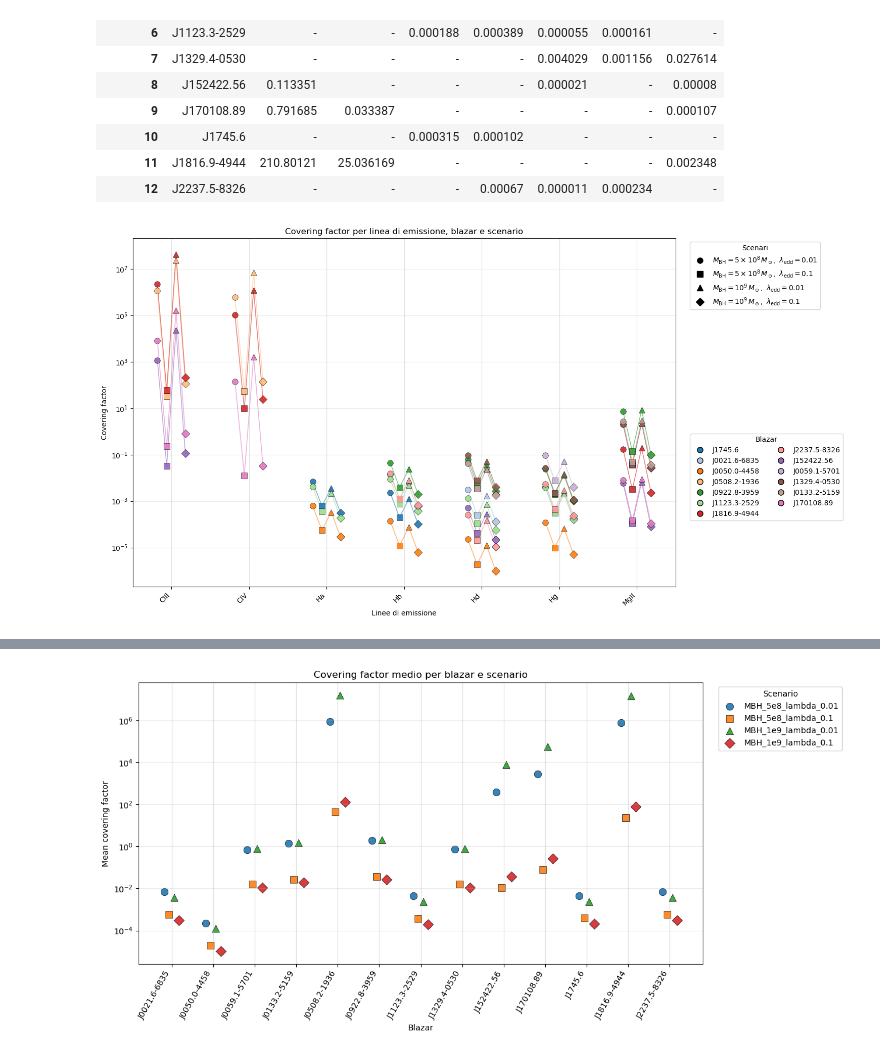
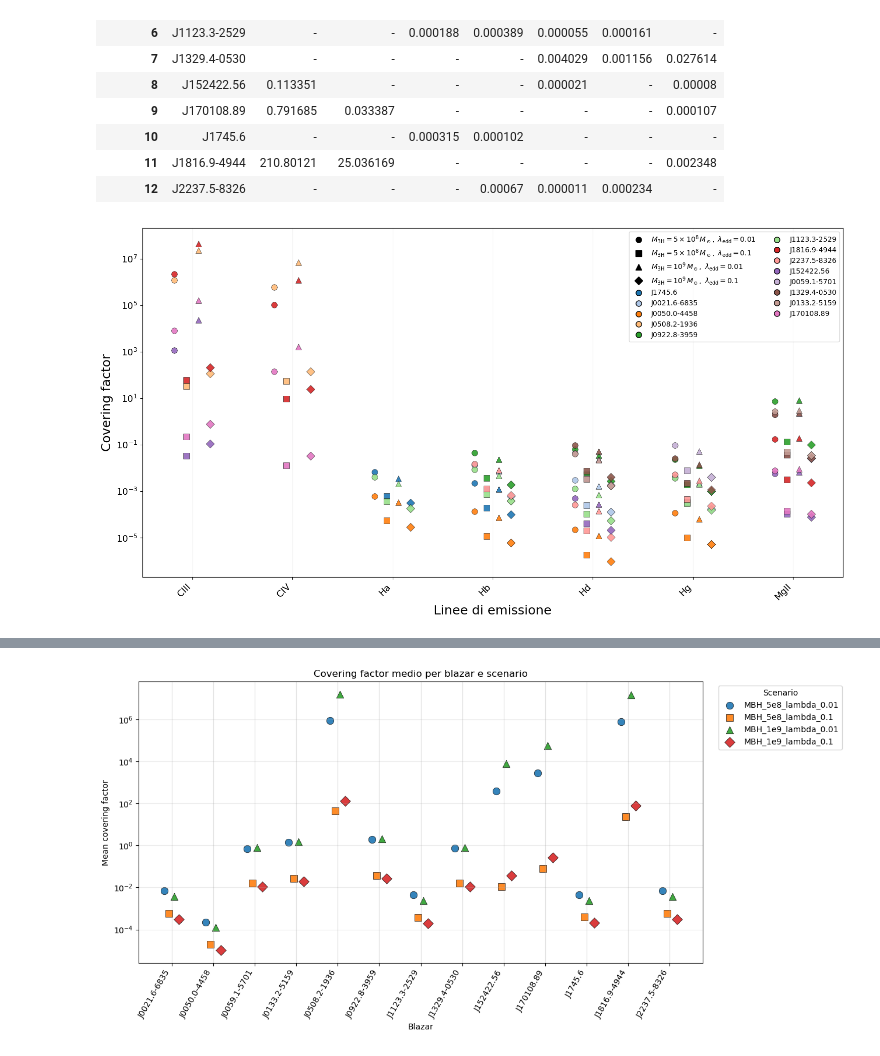
Before and after one commit to maddaba/Programmi_per_tesi, a Jupyter notebook: PRIMA_PARTE_calcolo_cf.ipynb, the cells around one changed output, grey strips where cells are left out. Cells and saved outputs as stored; diff of their text form; code cells hidden in the pictures.

```diff
--- a/PRIMA_PARTE_calcolo_cf.ipynb
+++ b/PRIMA_PARTE_calcolo_cf.ipynb
@@ -453,6 +453,7 @@ Scenario: MBH_1e9_lambda_0.1
 from matplotlib.lines import Line2D
 
 df_plot = df_risultati_finali.copy()
+
 # Tengo solo covering factor validi
 df_plot = df_plot[df_plot["covering_factor"].notna()].copy()
 df_plot = df_plot[df_plot["covering_factor"] > 0].copy()
@@ -467,10 +468,10 @@ linee_uniche += [l for l in sorted(linee_presenti) if l not in linee_uniche]
 ordine_blazar = df_all["label"].drop_duplicates().tolist()
 
 # Posizione centrale di ogni linea sull'asse x
-x_map = {linea: i for i, linea in enumerate(linee_uniche)}  # mappa che associa a ogni linea un numero intero crescente (0, 1, 2, ...) in base all'ordine delle linee
-df_plot["x_base"] = df_plot["line_name"].map(x_map)  # creo una nuova colonna "x_base" che contiene la posizione centrale di ogni linea sull'asse x, mappando il nome della linea alla sua posizione tramite x_map
+x_map = {linea: i for i, linea in enumerate(linee_uniche)}
+df_plot["x_base"] = df_plot["line_name"].map(x_map)
 
-# Ordine e offset degli scenari per evitare sovrapposizioni dei punti sulla riga di emissione
+# Ordine e offset degli scenari
 ordine_scenari = [s["scenario"] for s in SCENARI]
 offset_scenario = {
     "MBH_5e8_lambda_0.01": -0.18,
@@ -479,16 +480,18 @@ offset_scenario = {
     "MBH_1e9_lambda_0.1":   0.18,
 }
 
-df_plot["scenario"] = pd.Categorical( # creo una colonna "scenario" come categoria ordinata per mantenere l'ordine definito in SCENARI
-    df_plot["scenario"], # prendo la colonna "scenario" dal dataframe
-    categories=ordine_scenari, # uso l'ordine fisico definito all'inizio
-    ordered=True # ordina le categorie in base all'ordine fisico
+df_plot["scenario"] = pd.Categorical(
+    df_plot["scenario"],
+    categories=ordine_scenari,
+    ordered=True
 )
-df_plot["x"] = df_plot["x_base"] + df_plot["scenario"].map(offset_scenario).astype(float)  # creo una nuova colonna "x" che contiene la posizione finale di ogni punto sull'asse x, sommando la posizione centrale della linea (x_base) con l'offset specifico per lo scenario (mappato tramite offset_scenario)
 
-# Colori e marker per blazar e scenario
-cmap = plt.get_cmap("tab20")  # uso una colormap con molti colori per distinguere i blazar
-color_map = {blazar: cmap(i) for i, blazar in enumerate(ordine_blazar)}  # mappa che associa a ogni blazar un colore da cmap
+df_plot["x"] = df_plot["x_base"] + df_plot["scenario"].map(offset_scenario).astype(float)
+
+# Colori e marker
+cmap = plt.get_cmap("tab20")
+color_map = {blazar: cmap(i) for i, blazar in enumerate(ordine_blazar)}
+
 marker_map = {
     "MBH_5e8_lambda_0.01": "o",
     "MBH_5e8_lambda_0.1":  "s",
@@ -498,30 +501,18 @@ marker_map = {
 
 fig, ax = plt.subplots(figsize=(15, 8))
 
-for blazar in ordine_blazar:  # ciclo su ogni blazar
-    df_bl = df_plot[df_plot["label"] == blazar].copy()  #df_bl= creo un dataframe con tutti i risultati di questo blazar, df_plot= dataframe con tutti i risultati di tutti i blazar
-    if df_bl.empty:  # se non ci sono dati per questo blazar, salto al prossimo
+# SOLO scatter, senza linee di collegamento
+for blazar in ordine_blazar:
+    df_bl = df_plot[df_plot["label"] == blazar].copy()
+    if df_bl.empty:
         continue
-    # Collego i punti dei diversi scenari della stessa riga di emissione dello stesso blazar con una linea leggera dello stesso colore del blazar
-    for linea in linee_uniche:  # ciclo su ogni linea nell'ordine definito da linee_uniche
-        grp_linea = df_bl[df_bl["line_name"] == linea].sort_values("scenario").copy()  # creo un gruppo di dati per questa linea, ordinato per scenario
-        if len(grp_linea) < 2: # non posso collegare meno di 2 punti
-            continue
-        ax.plot(  # disegno la linea
-            grp_linea["x"], # prendo la colonna "x" che contiene la posizione finale di ogni punto sull'asse x
-            grp_linea["covering_factor"],  # prendo la colonna "covering_factor" che contiene il valore del covering factor per ogni punto
-            color=color_map[blazar], # assegno il colore del blazar
-            linewidth=1.2,
-            alpha=0.55,
-            zorder=1
-        )
 
-    # Disegno i punti scenario per scenario
     for scenario in ordine_scenari:
-        grp = df_bl[df_bl["scenario"] == scenario].copy() # creo un gruppo di dati per questo scenario
+        grp = df_bl[df_bl["scenario"] == scenario].copy()
         if grp.empty:
             continue
-        ax.scatter( # disegno i punti
+
+        ax.scatter(
             grp["x"],
             grp["covering_factor"],
             color=color_map[blazar],
@@ -533,56 +524,49 @@ for blazar in ordine_blazar:  # ciclo su ogni blazar
             zorder=2
         )
 
-ax.set_xticks(range(len(linee_uniche)))# imposto i tick dell'asse x in corrispondenza di ogni linea, usando la posizione centrale di ogni linea (0, 1, 2, ...) definita in x_map
-ax.set_xticklabels(linee_uniche, rotation=45, ha="right")
-ax.set_yscale("log") # imposto scala logaritmica per l'asse y per meglio visualizzare i valori di covering factor che possono variare su più ordini di grandezza
-ax.set_xlabel("Linee di emissione")
-ax.set_ylabel("Covering factor")
-ax.set_title("Covering factor per linea di emissione, blazar e scenario")
-ax.grid(True, which="both", alpha=0.25)
+# Assi
+ax.set_xticks(range(len(linee_uniche)))
+ax.set_xticklabels(linee_uniche, rotation=45, ha="right", fontsize=13)
+ax.set_yscale("log")
+ax.set_xlabel("Linee di emissione", fontsize=18)
+ax.set_ylabel("Covering factor", fontsize=18)
+ax.tick_params(axis="y", labelsize=13)
 
-for i in range(len(linee_uniche)):  # righe per evidenziare le linee di emissione con linee verticali leggere
+# Linee verticali leggere
+for i in range(len(linee_uniche)):
     ax.axvline(i, color="gray", alpha=0.08, lw=1)
 
-legend_scenari = [
+# Unica legenda: prima scenari, poi blazar
+legend_handles = [
     Line2D([0], [0], marker="o", color="black", linestyle="None",
            markersize=8, label=r"$M_{\rm BH}=5\times10^8\,M_\odot,\ \lambda_{\rm edd}=0.01$"),
     Line2D([0], [0], marker="s", color="black", linestyle="None",
            markersize=8, label=r"$M_{\rm BH}=5\times10^8\,M_\odot,\ \lambda_{\rm edd}=0.1$"),
     Line2D([0], [0], marker="^", color="black", linestyle="None",
            markersize=8, label=r"$M_{\rm BH}=10^9\,M_\odot,\ \lambda_{\rm edd}=0.01$"),
     Line2D([0], [0], marker="D", color="black", linestyle="None",
-           markersize=8, label=r"$M_{\rm BH}=10^9\,M_\odot,\ \lambda_{\rm edd}=0.1$"),
+           markersize=8, label=r"$M_{\rm BH}=10^9\,M_\odot,\ \lambda_{\rm edd}=0.1$")
 ]
 
-leg1 = ax.legend(  # metto la legenda per gli scenari, con i marker e le etichette corrispondenti, posizionata a destra fuori dal grafico
-    handles=legend_scenari,
-    title="Scenari",
-    loc="upper left",
-    bbox_to_anchor=(1.02, 1.0),
-    frameon=True
-)
-
-legend_blazar = [
+legend_handles += [
     Line2D([0], [0], marker="o", color="w",
            markerfacecolor=color_map[blazar],
            markeredgecolor="black",
            markersize=8,
+           linestyle="None",
            label=blazar)
     for blazar in ordine_blazar
 ]
 
-leg2 = ax.legend(  # metto la legenda per i blazar, con i marker e le etichette corrispondenti, posizionata a destra sotto la legenda degli scenari
-    handles=legend_blazar,
-    title="Blazar",
-    loc="upper left",
-    bbox_to_anchor=(1.02, 0.45),
+ax.legend(
+    handles=legend_handles,
+    loc="upper right",
     frameon=True,
+    fontsize=10,
     ncol=2
 )
 
-ax.add_artist(leg1)  # matplotlib permette di avere più legende, ma bisogna aggiungere la prima al grafico dopo aver creato la seconda per evitare che venga sovrascritta
 plt.tight_layout()
 plt.show()
 # %% [output]
-[figure, old version]
+[figure, new version]
```
Also changed, not shown: parts of 12 cells of this notebook, 4 other files.
